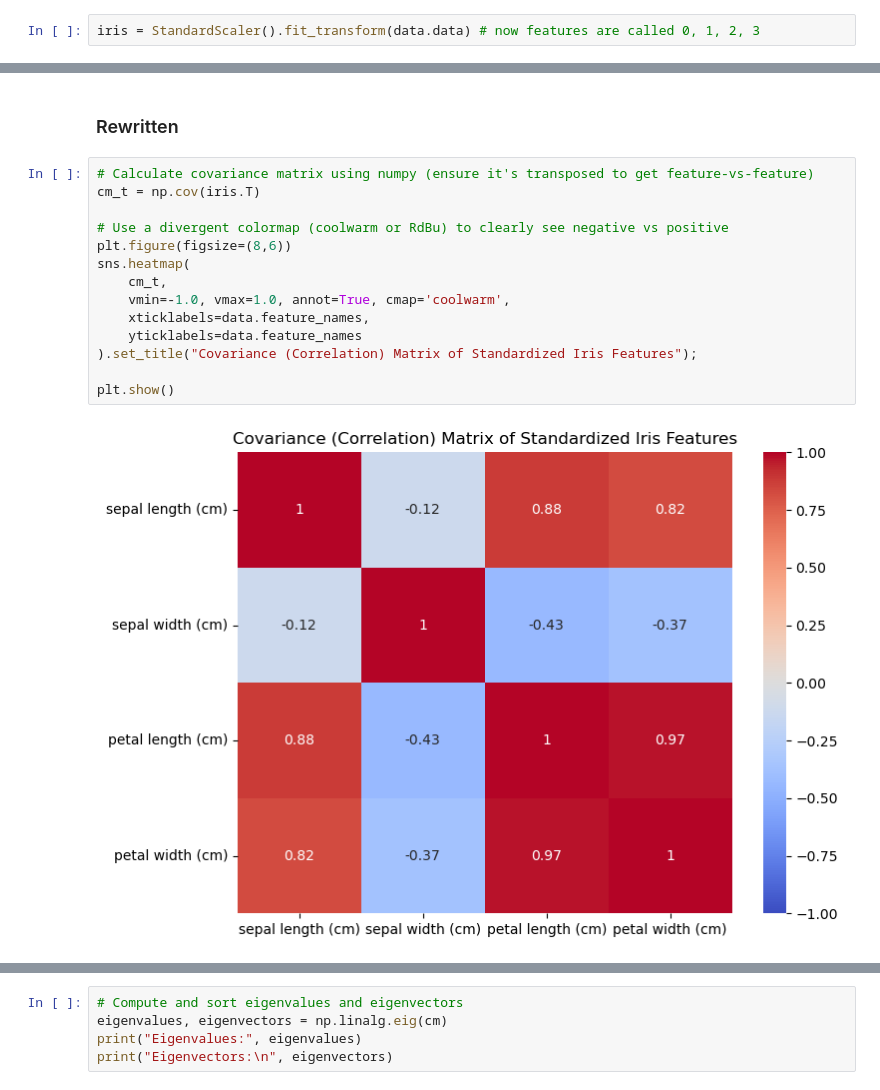
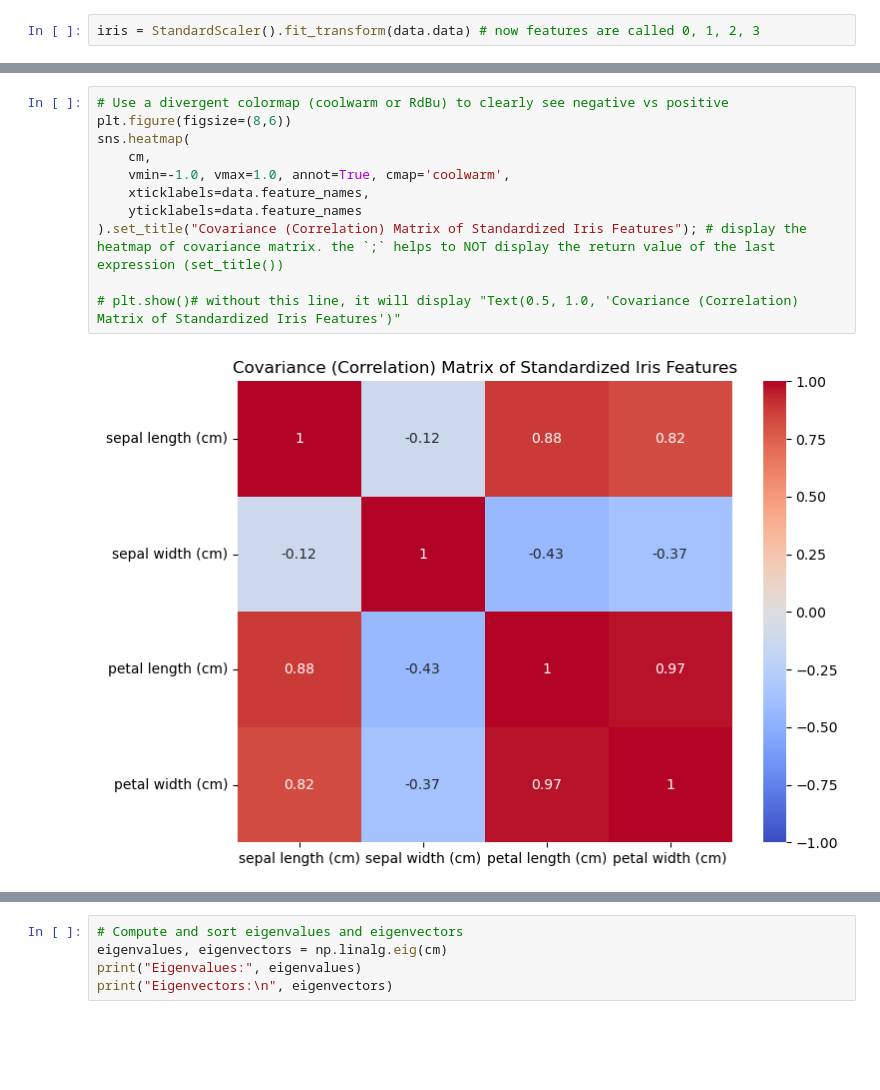
Before and after one commit to thaopham98/DataScience, a Jupyter notebook: python_analysis/A9-Dimentional Reduction.ipynb, the cells around one changed output, grey strips where cells are left out. Cells and saved outputs as stored; diff of their text form; blank space fills up the shorter version.

```diff
--- a/python_analysis/A9-Dimentional Reduction.ipynb
+++ b/python_analysis/A9-Dimentional Reduction.ipynb
@@ -181,21 +206,16 @@ array([[ 1.00671141, -0.11835884,  0.87760447,  0.82343066],
-# %% [markdown]
-### Rewritten
-# %%
-# Calculate covariance matrix using numpy (ensure it's transposed to get feature-vs-feature)
-cm_t = np.cov(iris.T)
-
-# Use a divergent colormap (coolwarm or RdBu) to clearly see negative vs positive
-plt.figure(figsize=(8,6))
-sns.heatmap(
-    cm_t,
-    vmin=-1.0, vmax=1.0, annot=True, cmap='coolwarm',
-    xticklabels=data.feature_names,
-    yticklabels=data.feature_names
-).set_title("Covariance (Correlation) Matrix of Standardized Iris Features");
-
-plt.show()
-# %% [output]
-[figure, removed]
+# %%
+# Use a divergent colormap (coolwarm or RdBu) to clearly see negative vs positive
+plt.figure(figsize=(8,6))
+sns.heatmap(
+    cm,
+    vmin=-1.0, vmax=1.0, annot=True, cmap='coolwarm',
+    xticklabels=data.feature_names,
+    yticklabels=data.feature_names
+).set_title("Covariance (Correlation) Matrix of Standardized Iris Features"); # display the heatmap of covariance matrix. the `;` helps to NOT display the return value of the last expression (set_title())
+
+# plt.show()# without this line, it will display "Text(0.5, 1.0, 'Covariance (Correlation) Matrix of Standardized Iris Features')"
+# %% [output]
+[figure, added]
 # %% [markdown]
 **Interpretation: Covariance Analysis**
 
```
Also changed, not shown: parts of 62 cells of this notebook.
